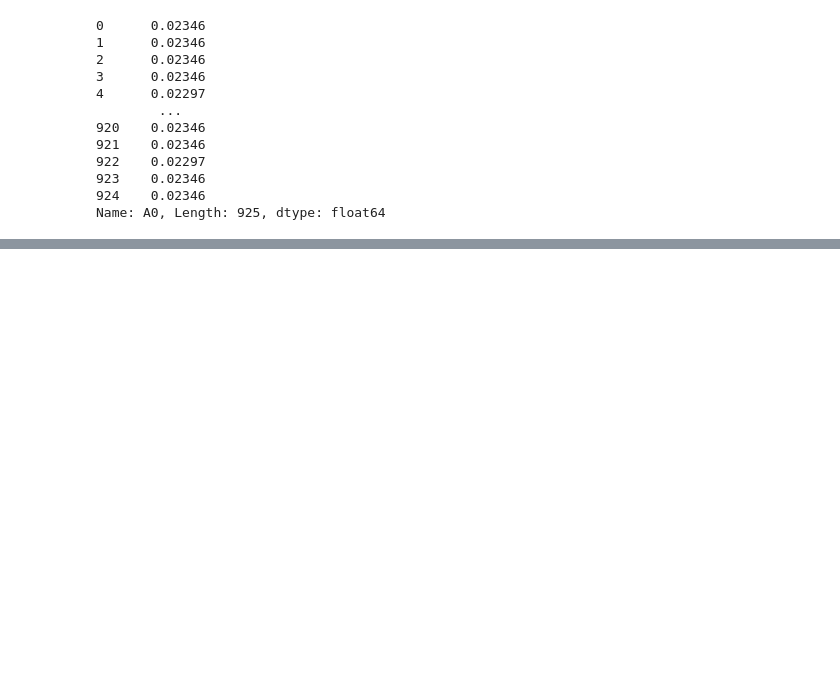
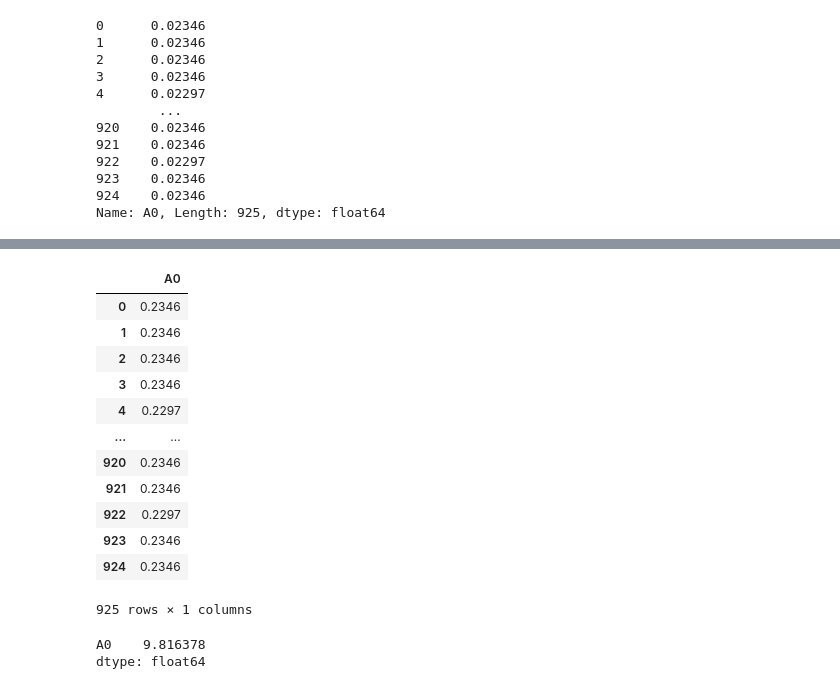
Before and after one commit to rick0110/LabFisica, a Jupyter notebook: parte_b.ipynb, the cells around one changed output, grey strips where cells are left out. Drawn from its saved outputs; the diff is of its cells as text; code cells hidden in the pictures; blank space fills up the shorter version.

```diff
--- a/parte_b.ipynb
+++ b/parte_b.ipynb
@@ -81,0 +96,16 @@ resistencia_10.mean()
+# %%
+#### Agora, vamos calibrar o novo resistor
+
+
+
+
+
+arquivo_nome = "dados_parte_b.txt"
+
+# Abrindo e lendo o arquivo
+with open(arquivo_nome, "r") as arquivo:
+    conteudo = arquivo.read()
+
+# Transformando o conteúdo em uma lista de floats
+numeros = list(map(float, conteudo.split()))
+numeros
@@ -81,0 +130,33 @@ resistencia_10.mean()
+# %%
+tensoes = np.array(numeros)
+tensoes1 = 5 - tensoes
+# %%
+dados = pd.DataFrame(tensoes1, columns=["A0"])
+dados
+
+
+## aqui se encontra as ddp causadas pelo resistor de 10 ohms
+# %% [output]
+|  | A0 |
+| 0 | 0.2346 |
+| 1 | 0.2346 |
+| 2 | 0.2346 |
+| 3 | 0.2346 |
+| 4 | 0.2297 |
+| ... | ... |
+| 920 | 0.2346 |
+| 921 | 0.2346 |
+| 922 | 0.2297 |
+| 923 | 0.2346 |
+| 924 | 0.2346 |
+925 rows × 1 columns
+# %%
+## pela formula que encontramos, temos
+
+
+resistencia_10_new = dados/(5-dados)*200
+resistencia_10_new.mean()
+## aqui esta a calibraçao do primeiro shunt
+# %% [output]
+A0    9.816378
+dtype: float64
```
Also changed, not shown: parts of 6 cells of this notebook, 2 other files.
